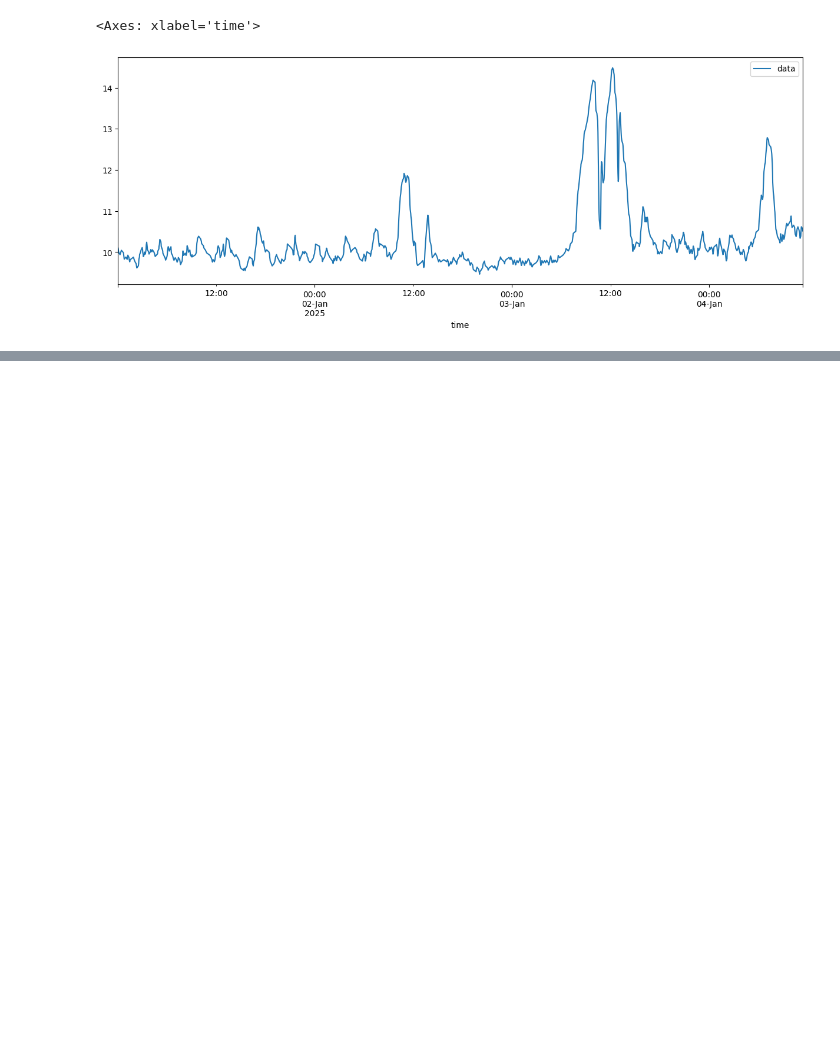
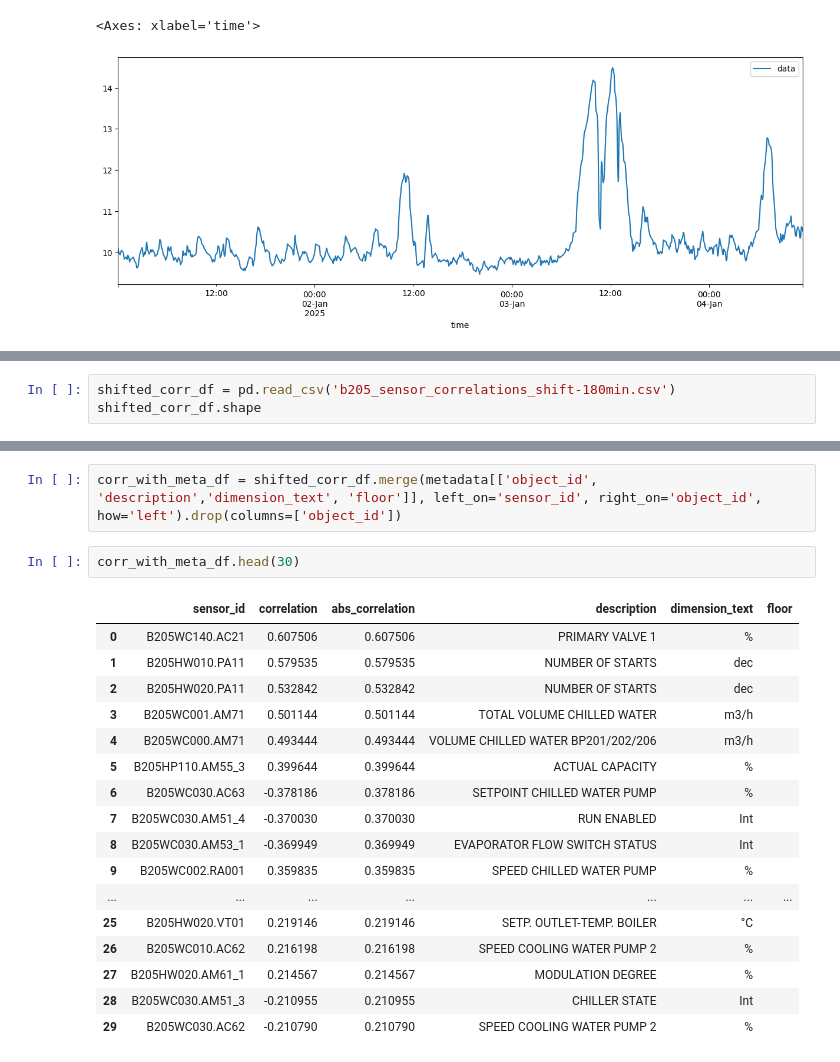
Before and after one commit to ferencberes/kaggle_elias_aifbo, a Jupyter notebook: FirstLook.ipynb, the cells around one changed output, grey strips where cells are left out. Cells and saved outputs as stored; diff of their text form; blank space fills up the shorter version.

```diff
--- a/FirstLook.ipynb
+++ b/FirstLook.ipynb
@@ -233,0 +250,3 @@ resampled.head(5000).plot(x='time', y='data', figsize=(15,5))
+# %%
+shifted_corr_df = pd.read_csv('b205_sensor_correlations_shift-180min.csv')
+shifted_corr_df.shape
@@ -233,0 +273,22 @@ resampled.head(5000).plot(x='time', y='data', figsize=(15,5))
+# %%
+corr_with_meta_df = shifted_corr_df.merge(metadata[['object_id', 'description','dimension_text', 'floor']], left_on='sensor_id', right_on='object_id', how='left').drop(columns=['object_id'])
+# %%
+corr_with_meta_df.head(30)
+# %% [output]
+|  | sensor_id | correlation | abs_correlation | description | dimension_text | floor |
+| 0 | B205WC140.AC21 | 0.607506 | 0.607506 | PRIMARY VALVE 1 | % |  |
+| 1 | B205HW010.PA11 | 0.579535 | 0.579535 | NUMBER OF STARTS | dec |  |
+| 2 | B205HW020.PA11 | 0.532842 | 0.532842 | NUMBER OF STARTS | dec |  |
+| 3 | B205WC001.AM71 | 0.501144 | 0.501144 | TOTAL VOLUME CHILLED WATER | m3/h |  |
+| 4 | B205WC000.AM71 | 0.493444 | 0.493444 | VOLUME CHILLED WATER BP201/202/206 | m3/h |  |
+| 5 | B205HP110.AM55_3 | 0.399644 | 0.399644 | ACTUAL CAPACITY | % |  |
+| 6 | B205WC030.AC63 | -0.378186 | 0.378186 | SETPOINT CHILLED WATER PUMP | % |  |
+| 7 | B205WC030.AM51_4 | -0.370030 | 0.370030 | RUN ENABLED | Int |  |
+| 8 | B205WC030.AM53_1 | -0.369949 | 0.369949 | EVAPORATOR FLOW SWITCH STATUS | Int |  |
+| 9 | B205WC002.RA001 | 0.359835 | 0.359835 | SPEED CHILLED WATER PUMP | % |  |
+| ... | ... | ... | ... | ... | ... | ... |
+| 25 | B205HW020.VT01 | 0.219146 | 0.219146 | SETP. OUTLET-TEMP. BOILER | °C |  |
+| 26 | B205WC010.AC62 | 0.216198 | 0.216198 | SPEED COOLING WATER PUMP 2 | % |  |
+| 27 | B205HW020.AM61_1 | 0.214567 | 0.214567 | MODULATION DEGREE | % |  |
+| 28 | B205WC030.AM51_3 | -0.210955 | 0.210955 | CHILLER STATE | Int |  |
+| 29 | B205WC030.AC62 | -0.210790 | 0.210790 | SPEED COOLING WATER PUMP 2 | % |  |
```
Also changed, not shown: parts of 9 cells of this notebook, 2 other files.
